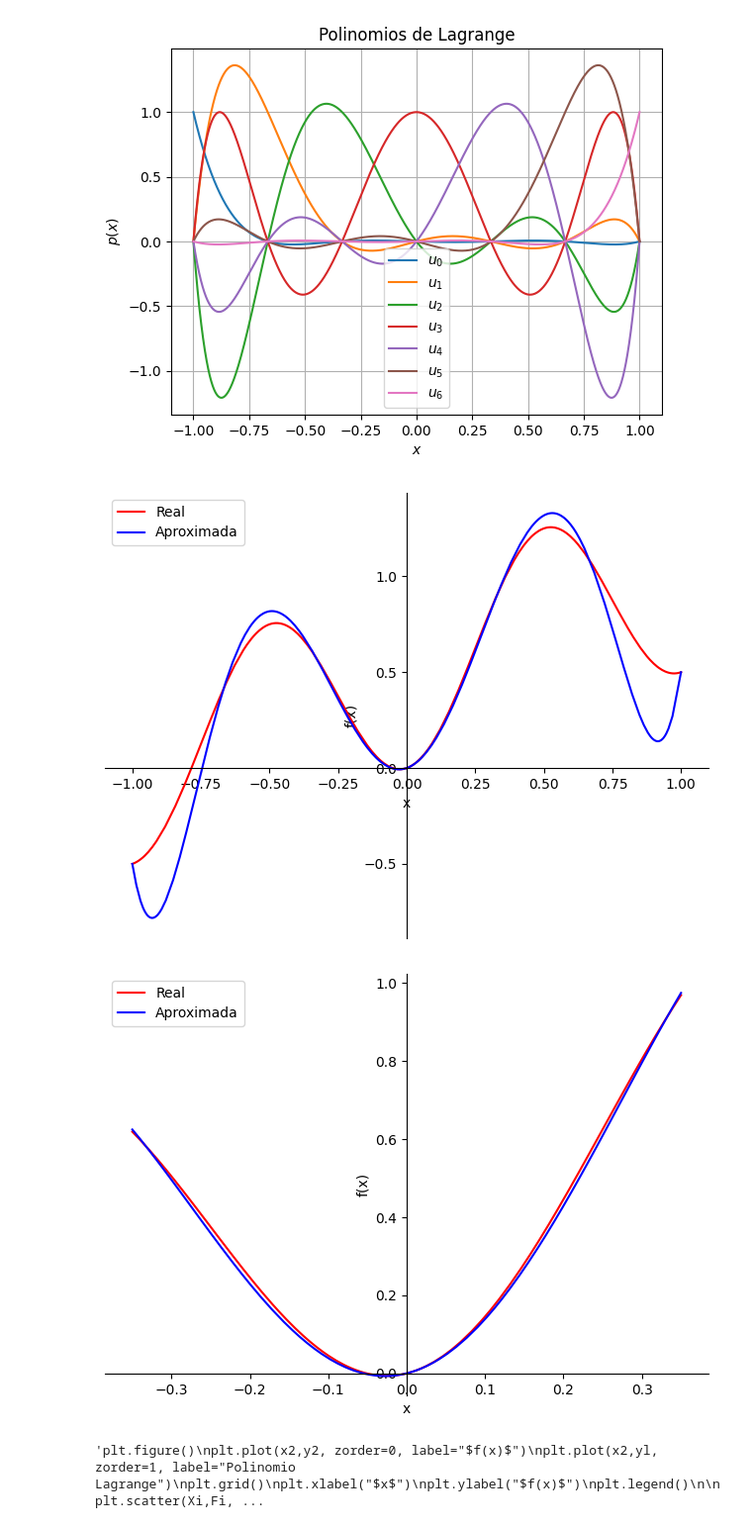
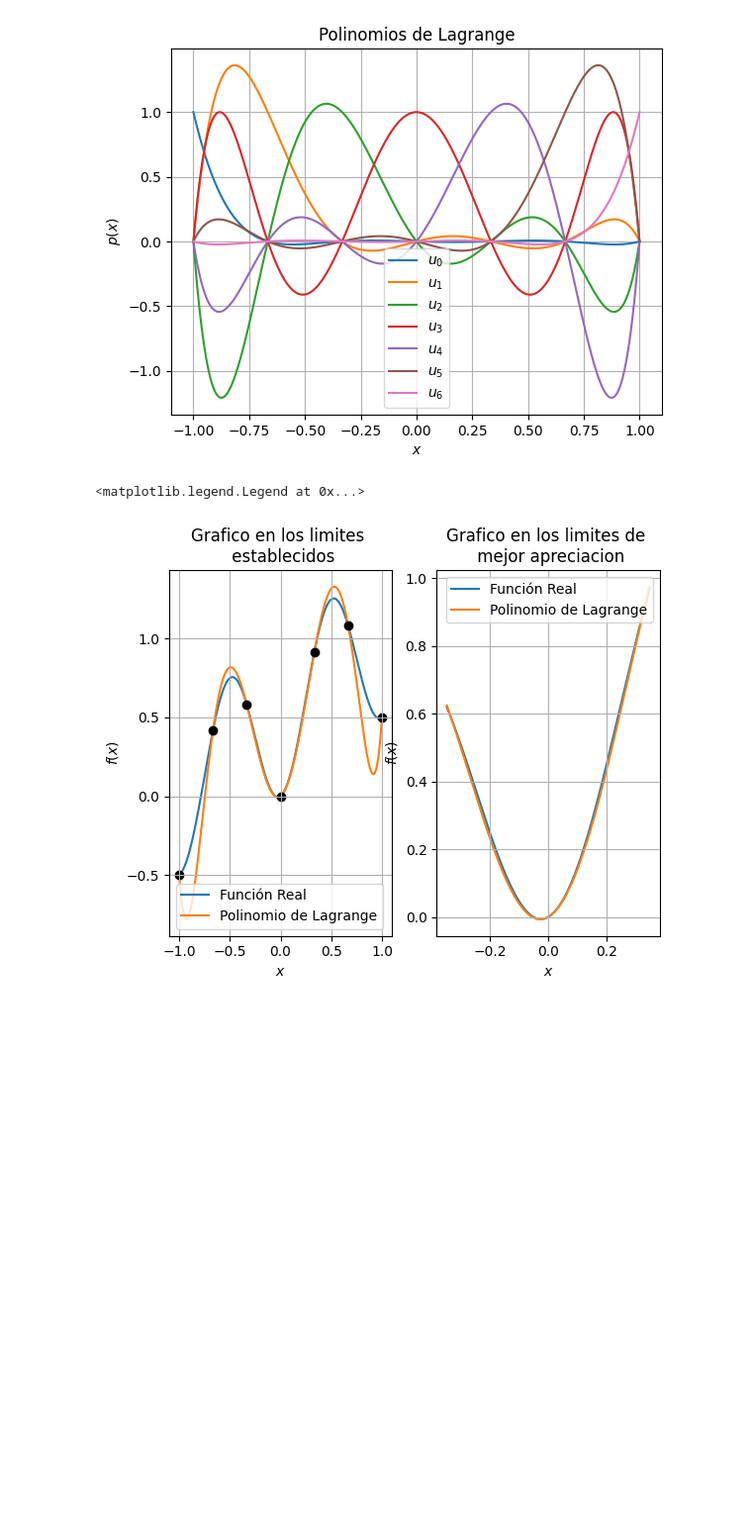
Before and after one commit to JulianSoZa/MiniProjects_NumericMethods, a Jupyter notebook: MiniProject1_GP1/exercise2.ipynb, the cells around one changed output. Shown at 99% size. Cells and saved outputs as stored; diff of their text form; code cells hidden in the pictures; blank space fills up the shorter version.

```diff
--- a/MiniProject1_GP1/exercise2.ipynb
+++ b/MiniProject1_GP1/exercise2.ipynb
@@ -65,37 +65,37 @@ plt.legend()
 La funcion aproximada es: 0.5*x*(0.25 - 0.75*x)*(0.4 - 0.6*x)*(0.5 - 0.5*x)*(-3.0*x - 2.0)*(-1.5*x - 0.5) - 0.625000000000003*x*(0.333333333333333 - 1.0*x)*(0.5 - 0.75*x)*(0.6 - 0.6*x)*(-3.0*x - 1.0)* ...
 <matplotlib.legend.Legend at 0x...>
 [figure]
-# %%
-yl= sym.lambdify(x, fl)(x2)                                             # Polinomio de lagrange evaluada en el mismo rango de la funcion original
-
-grafico = plot(funcion, fl, (x, lim[0], lim[1]), legend= True,
-            xlabel='x', ylabel='f(x)', show=False)                      # Grafico en los limites dados
-grafico[0].line_color = 'r'
-grafico[0].label = "Real"
-grafico[1].line_color = 'b'
-grafico[1].label = "Aproximada"
-grafico.show()
-
-lim_b = [-0.35, 0.35] #Rango de mejor aproximacion
-
-grafico2 = plot(funcion, fl, (x, lim_b[0], lim_b[1]), legend= True,
-            xlabel='x', ylabel='f(x)', show=False)                       #Grafico en los limites de mejor aproximacion
-grafico2[0].line_color = 'r'
-grafico2[0].label = "Real"
-grafico2[1].line_color = 'b'
-grafico2[1].label = "Aproximada"
-grafico2.show()
-
-'''plt.figure()
-plt.plot(x2,y2, zorder=0, label="$f(x)$")
-plt.plot(x2,yl, zorder=1, label="Polinomio Lagrange")
-plt.grid()
-plt.xlabel("$x$")
-plt.ylabel("$f(x)$")
-plt.legend()
-
-plt.scatter(Xi,Fi, c='red')'''
-# %% [output]
-[figure, removed]
-[figure, removed]
-'plt.figure()\nplt.plot(x2,y2, zorder=0, label="$f(x)$")\nplt.plot(x2,yl, zorder=1, label="Polinomio Lagrange")\nplt.grid()\nplt.xlabel("$x$")\nplt.ylabel("$f(x)$")\nplt.legend()\n\nplt.scatter(Xi,Fi, ...
+# %%
+yl= sym.lambdify(x, fl)(x2)                                             # Polinomio de lagrange evaluada en el mismo rango de la funcion original
+
+xb = np.linspace(-0.35, 0.35, 10000)                                    # Limites en los que se ve una mejor aproximacion
+y2b = sym.lambdify(x, funcion)(xb)                                      # Funcion real evualauda en los nuevos limites
+ylb= sym.lambdify(x, fl)(xb)                                            # Polinomio de lagrange evaluada en los nuevos limites
+
+
+# GRAFICO
+fig, (ax1, ax2) = plt.subplots(1, 2)
+
+ax1.plot(x2,y2, zorder=0, label="Función Real")
+ax1.plot(x2,yl, zorder=1, label="Polinomio de Lagrange")
+ax1.set_title("Grafico en los limites \n establecidos")
+
+ax1.scatter(Xi, Fi, c='k')
+ax1.grid()
+ax1.set_xlabel("$x$")
+ax1.set_ylabel("$f(x)$")
+ax1.legend()
+
+#-------------------------------------------------------------------
+
+ax2.plot(xb,y2b, zorder=0, label="Función Real")
+ax2.plot(xb,ylb, zorder=1, label="Polinomio de Lagrange")
+ax2.set_title("Grafico en los limites de \n mejor apreciacion")
+
+ax2.grid()
+ax2.set_xlabel("$x$")
+ax2.set_ylabel("$f(x)$")
+ax2.legend()
+# %% [output]
+<matplotlib.legend.Legend at 0x...>
+[figure, added]
```
Also changed, not shown: 1 other file.
